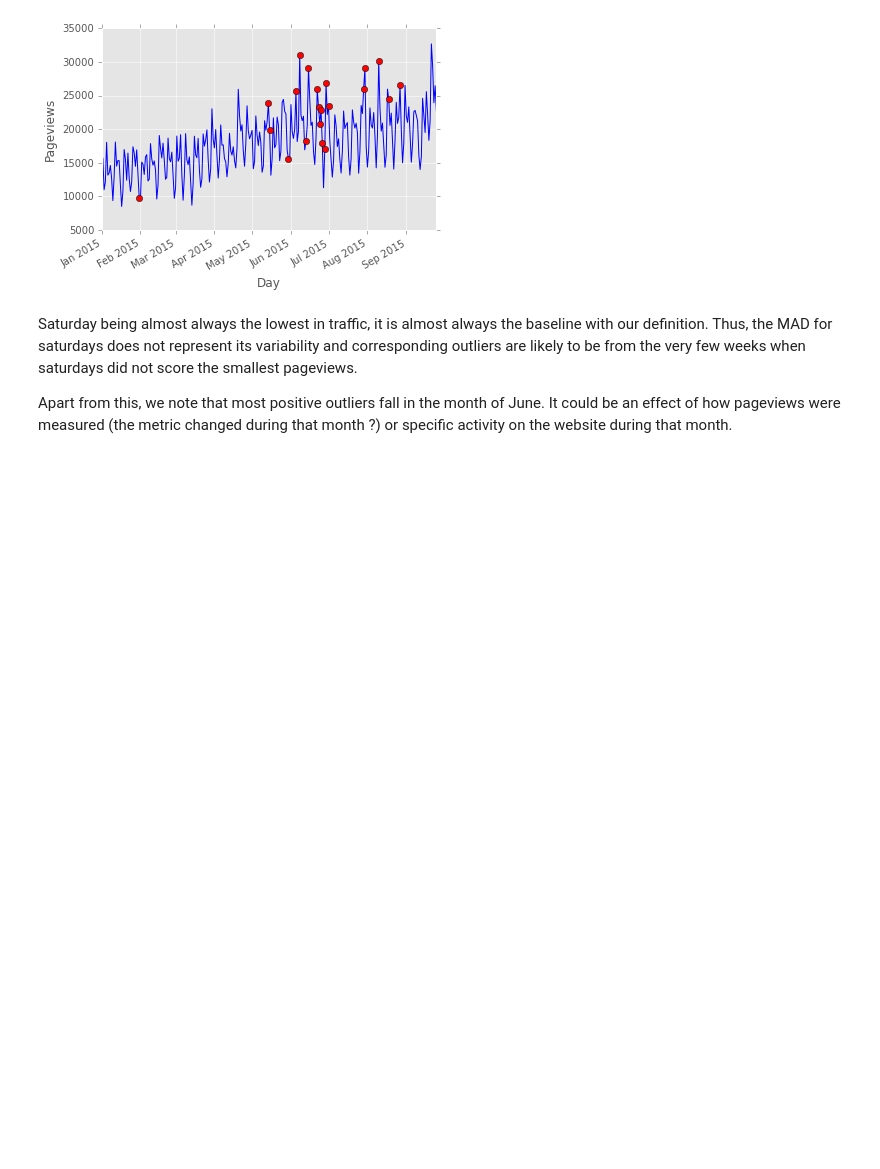
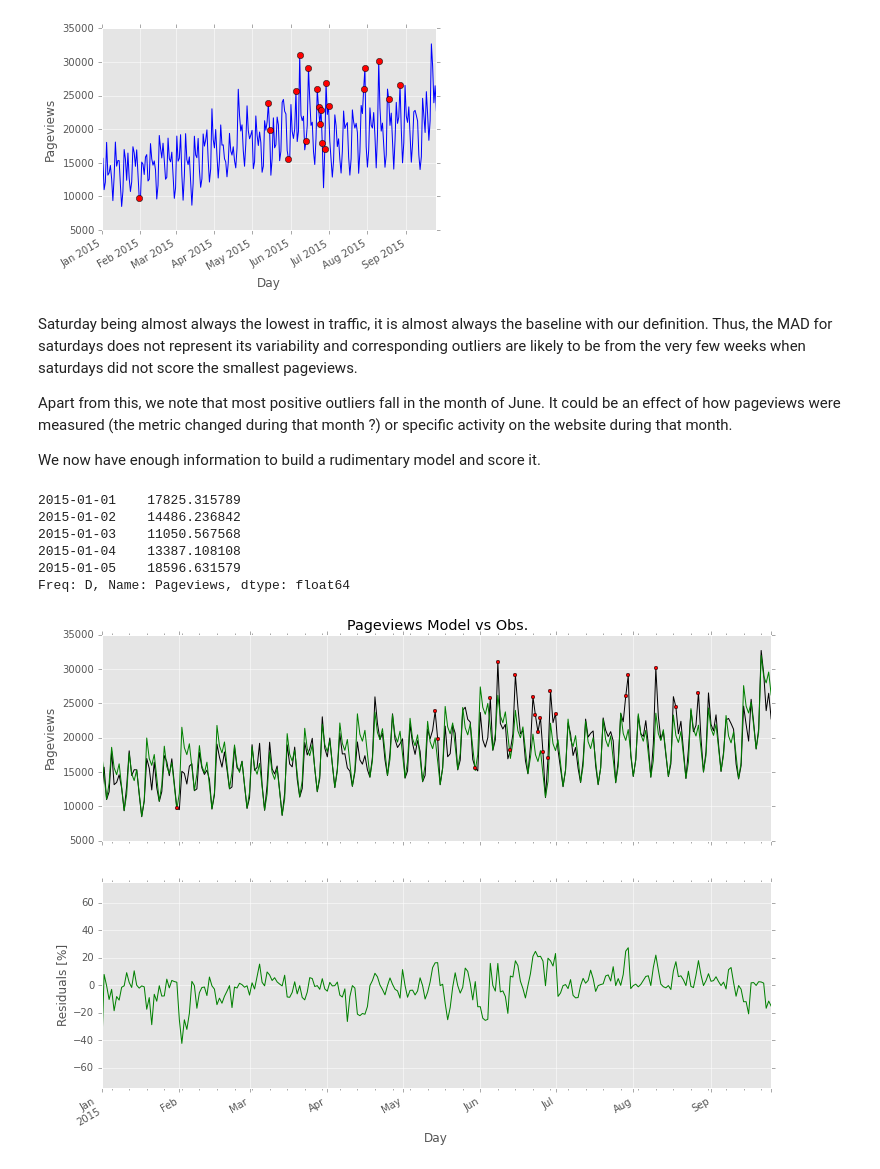
Before and after one commit to bbertincourt/DSC, a Jupyter notebook: dsc2t/dsc2t.ipynb, the cells around one changed output. Drawn from its saved outputs; the diff is of its cells as text; code cells hidden in the pictures; blank space fills up the shorter version.

Commit message:
Added first rudimentary model and residuals.

```diff
--- a/dsc2t/dsc2t.ipynb
+++ b/dsc2t/dsc2t.ipynb
@@ -467,3 +469,36 @@ gcf().autofmt_xdate()
 Saturday being almost always the lowest in traffic, it is almost always the baseline with our definition. Thus, the MAD for saturdays does not represent its variability and corresponding outliers are likely to be from the very few weeks when saturdays did not score the smallest pageviews.
 
 Apart from this, we note that most positive outliers fall in the month of June. It could be an effect of how pageviews were measured (the metric changed during that month ?) or specific activity on the website during that month.
+
+We now have enough information to build a rudimentary model and score it.
+# %%
+modeled_pageviews = []
+for week, weekday in array(extdata[['week','weekday']]):
+    modeled_pageviews.append(weekly_baseline[week-1]+stats.iloc[weekday,1])
+# %%
+model = pd.Series(modeled_pageviews, index=serie.index, name='Pageviews')
+model.head()
+# %% [output]
+2015-01-01    17825.315789
+2015-01-02    14486.236842
+2015-01-03    11050.567568
+2015-01-04    13387.108108
+2015-01-05    18596.631579
+Freq: D, Name: Pageviews, dtype: float64
+# %%
+figsize(12,9)
+ax = subplot('211')
+serie.plot(style='k-')
+model.plot(style='g-')
+pos_outliers['pageviews'].plot(style='ro', markersize=3.5)
+ylabel('Pageviews')
+title('Pageviews Model vs Obs.')
+
+ax = subplot('212')
+(100. - 100.*model/serie).plot(style='g-')
+ylim([-75,75])
+ylabel('Residuals [%]')
+xlabel('Day')
+gcf().autofmt_xdate()
+# %% [output]
+[figure, added]
```
Also changed, not shown: parts of 1 cell of this notebook.
